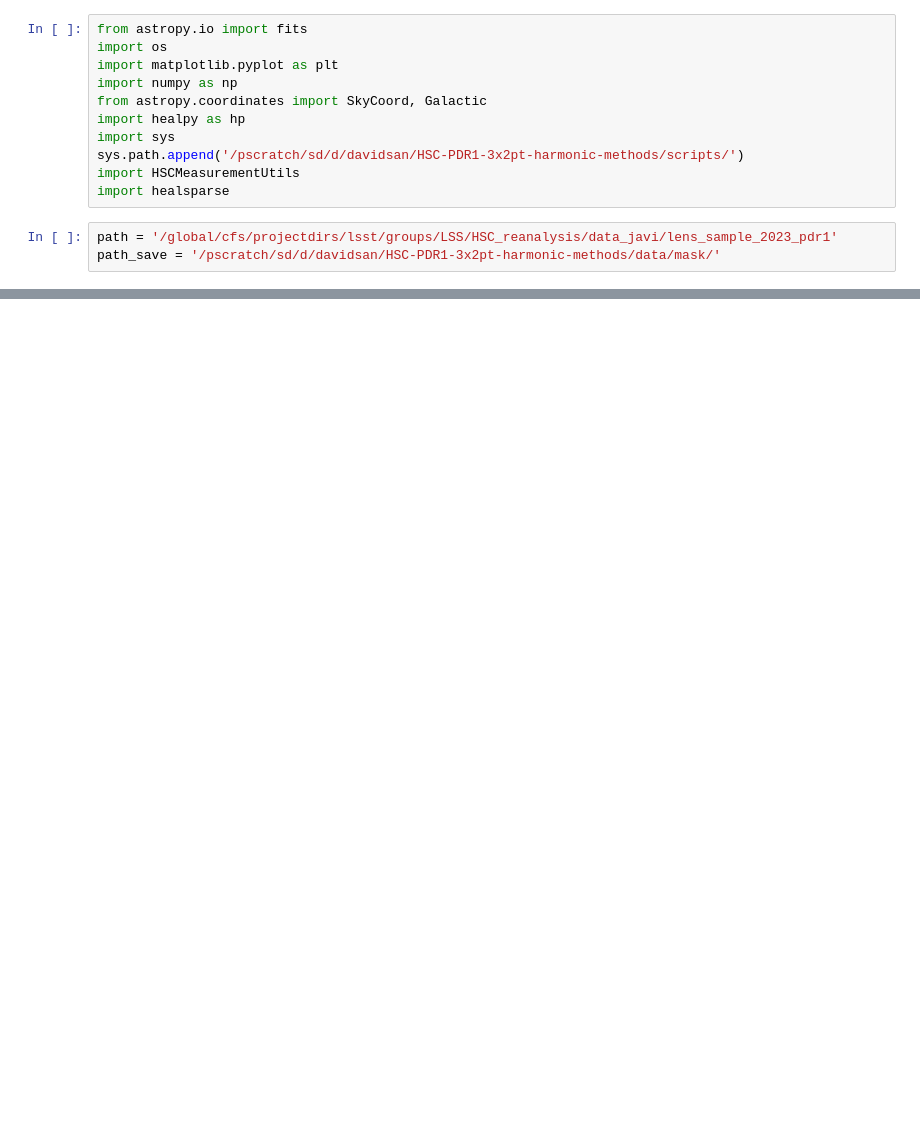
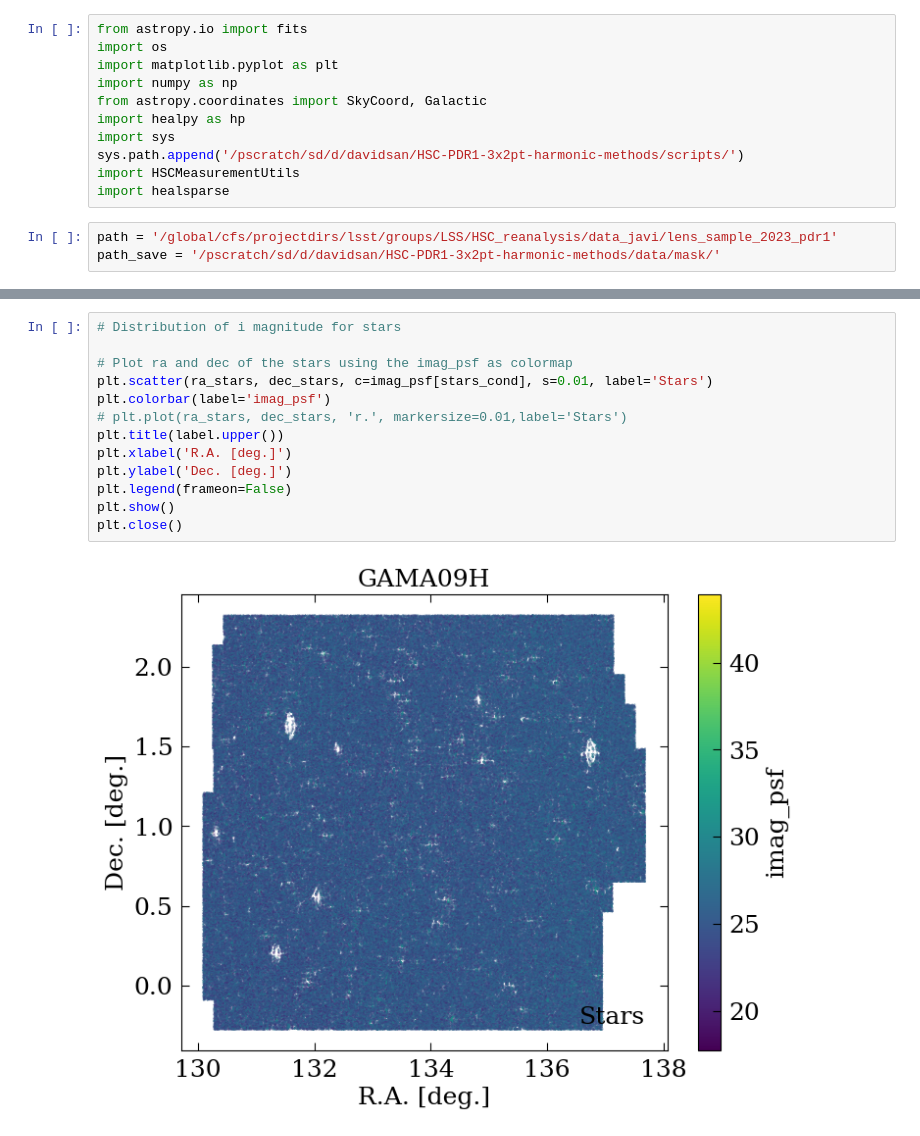
Before and after one commit to davsan06/HSC-PDR1-3x2pt-harmonic-methods, a Jupyter notebook: analysis/NBMask.ipynb, the cells around one changed output, grey strips where cells are left out. Cells and saved outputs as stored; diff of their text form; blank space fills up the shorter version.

```diff
--- a/analysis/NBMask.ipynb
+++ b/analysis/NBMask.ipynb
@@ -148,0 +261,15 @@ hp.mollview(mask, nest=True)
+# %%
+# Distribution of i magnitude for stars
+
+# Plot ra and dec of the stars using the imag_psf as colormap
+plt.scatter(ra_stars, dec_stars, c=imag_psf[stars_cond], s=0.01, label='Stars')
+plt.colorbar(label='imag_psf')
+# plt.plot(ra_stars, dec_stars, 'r.', markersize=0.01,label='Stars')
+plt.title(label.upper())
+plt.xlabel('R.A. [deg.]')
+plt.ylabel('Dec. [deg.]')
+plt.legend(frameon=False)
+plt.show()
+plt.close()
+# %% [output]
+[figure, added]
```
Also changed, not shown: parts of 31 cells of this notebook.
